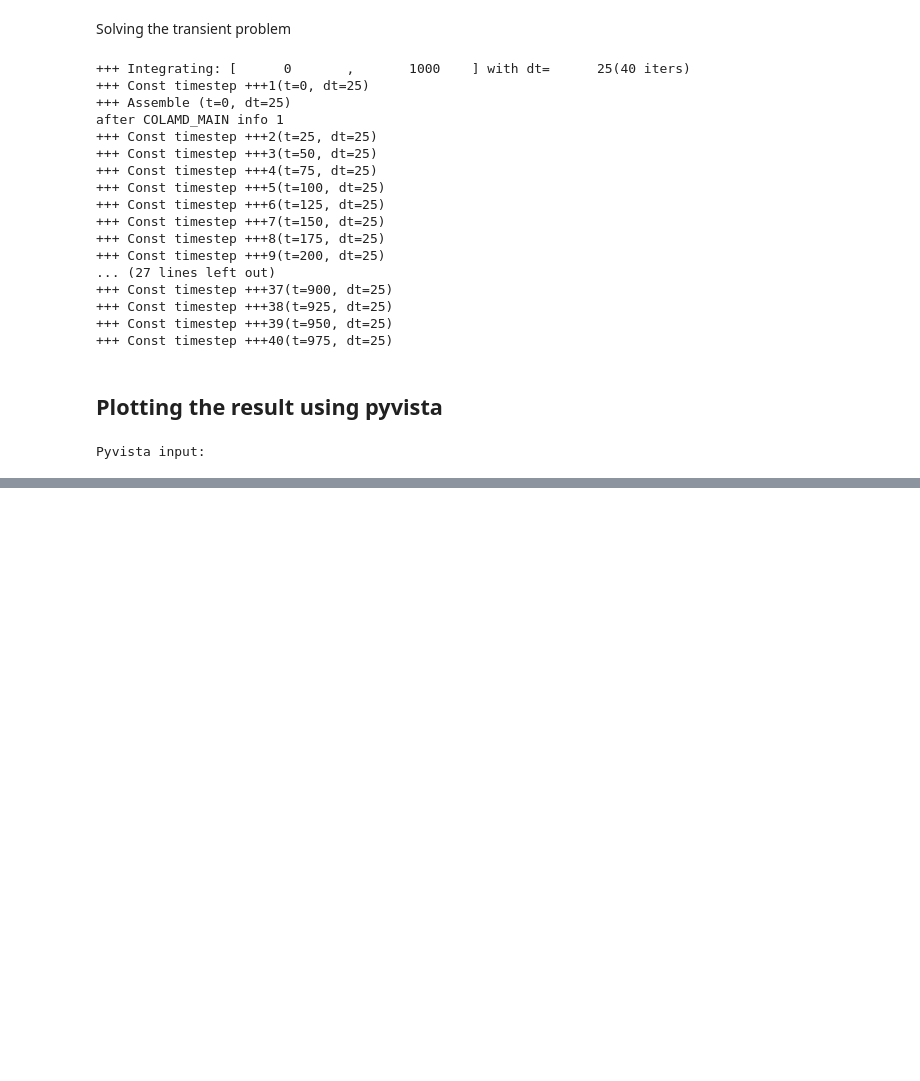
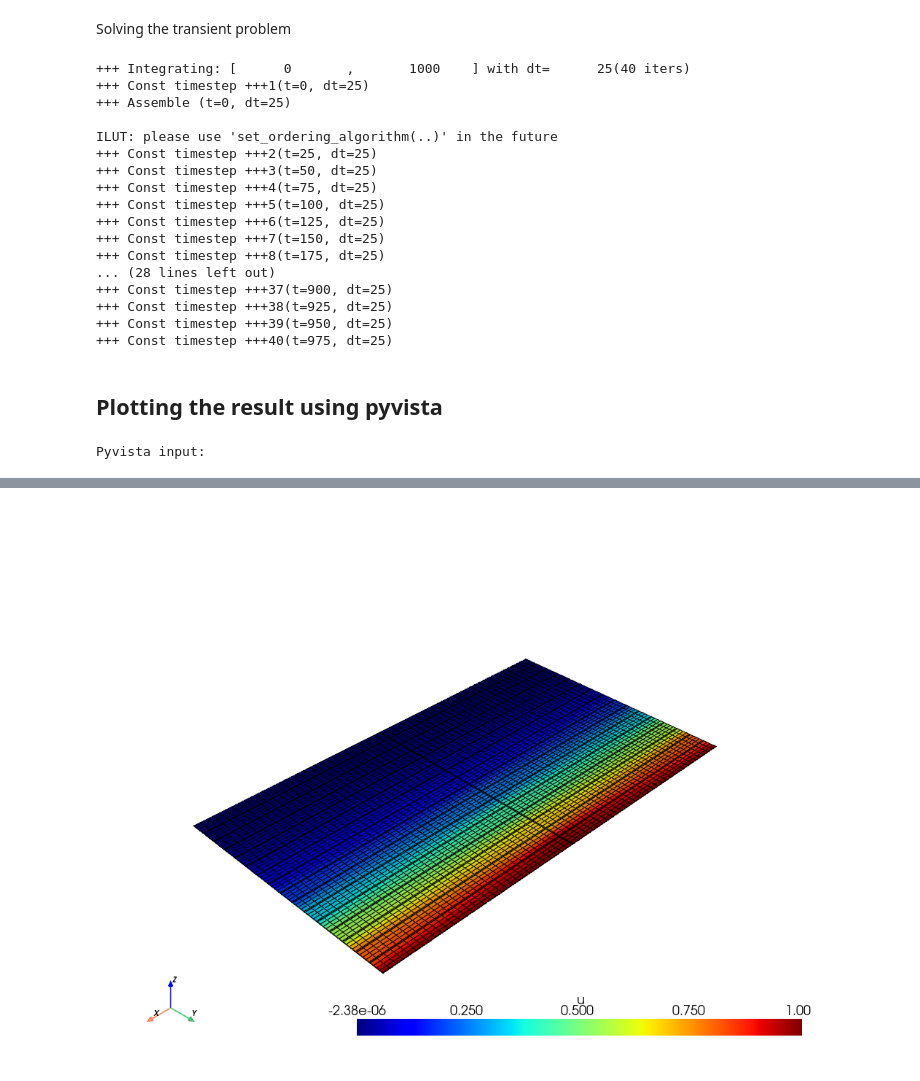
Before and after one commit to UG4/py-course-modsim, a Jupyter notebook: content/skin/SkinDiffusion.ipynb, the cells around one changed output, grey strips where cells are left out. Cells and saved outputs as stored; diff of their text form; code cells hidden in the pictures; blank space fills up the shorter version.

Commit message:
SkinDiffusion update

```diff
--- a/content/skin/SkinDiffusion.ipynb
+++ b/content/skin/SkinDiffusion.ipynb
@@ -98,8 +100,8 @@ domainDisc.add(dirichletBND)
 # %%
 lsolver=ug4.LUCPU1()
 # %%
-import pysuperlu as slu
-lsolver=slu.SuperLUCPU1()
+# import pysuperlu as slu
+# lsolver=slu.SuperLUCPU1()
 # %% [markdown]
 ## Solve transient problem
 
@@ -145,7 +147,8 @@ except Exception as inst:
 +++ Integrating: [      0       ,       1000    ] with dt=      25(40 iters)
 +++ Const timestep +++1(t=0, dt=25)
 +++ Assemble (t=0, dt=25)
-after COLAMD_MAIN info 1
+
+ILUT: please use 'set_ordering_algorithm(..)' in the future
 +++ Const timestep +++2(t=25, dt=25)
 +++ Const timestep +++3(t=50, dt=25)
 +++ Const timestep +++4(t=75, dt=25)
@@ -153,8 +156,7 @@ after COLAMD_MAIN info 1
 +++ Const timestep +++6(t=125, dt=25)
 +++ Const timestep +++7(t=150, dt=25)
 +++ Const timestep +++8(t=175, dt=25)
-+++ Const timestep +++9(t=200, dt=25)
-... (27 lines left out)
+... (28 lines left out)
 +++ Const timestep +++37(t=900, dt=25)
 +++ Const timestep +++38(t=925, dt=25)
 +++ Const timestep +++39(t=950, dt=25)
@@ -163,15 +166,22 @@ after COLAMD_MAIN info 1
 ug4.WriteGridFunctionToVTK(usol, "vtk/SkinDiffusion_Final")
 # %% [markdown]
 ## Plotting the result using pyvista
+# %%
+hasPyvista=True
+try:
+    import pyvista
+except Exception as inst:
+    print(inst)
+    hasPyvista=False
 # %%
-import pyvista
-pyvista.start_xvfb()
-result = pyvista.read('vtk/SkinDiffusion_Final.vtu')
+if hasPyvista:
+    pyvista.start_xvfb()
+    result = pyvista.read('vtk/SkinDiffusion_Final.vtu')
 
-#pyvista.set_jupyter_backend('pythreejs')
-pyvista.set_jupyter_backend('trame')
+    pyvista.set_jupyter_backend('static')
+    #pyvista.set_jupyter_backend('trame')
 
-print("Pyvista input: ")
-result.plot(scalars="u", show_edges=True, cmap='jet')
+    print("Pyvista input: ")
+    result.plot(scalars="u", show_edges=True, cmap='jet')
 # %% [output]
 Pyvista input:
@@ -178,0 +188 @@ Widget(value="<iframe src='http://localhost:60366/index.html?ui=P_0x176969b90_1&
+[figure, added]
```
Also changed, not shown: parts of 4 cells of this notebook, 1 other file.
